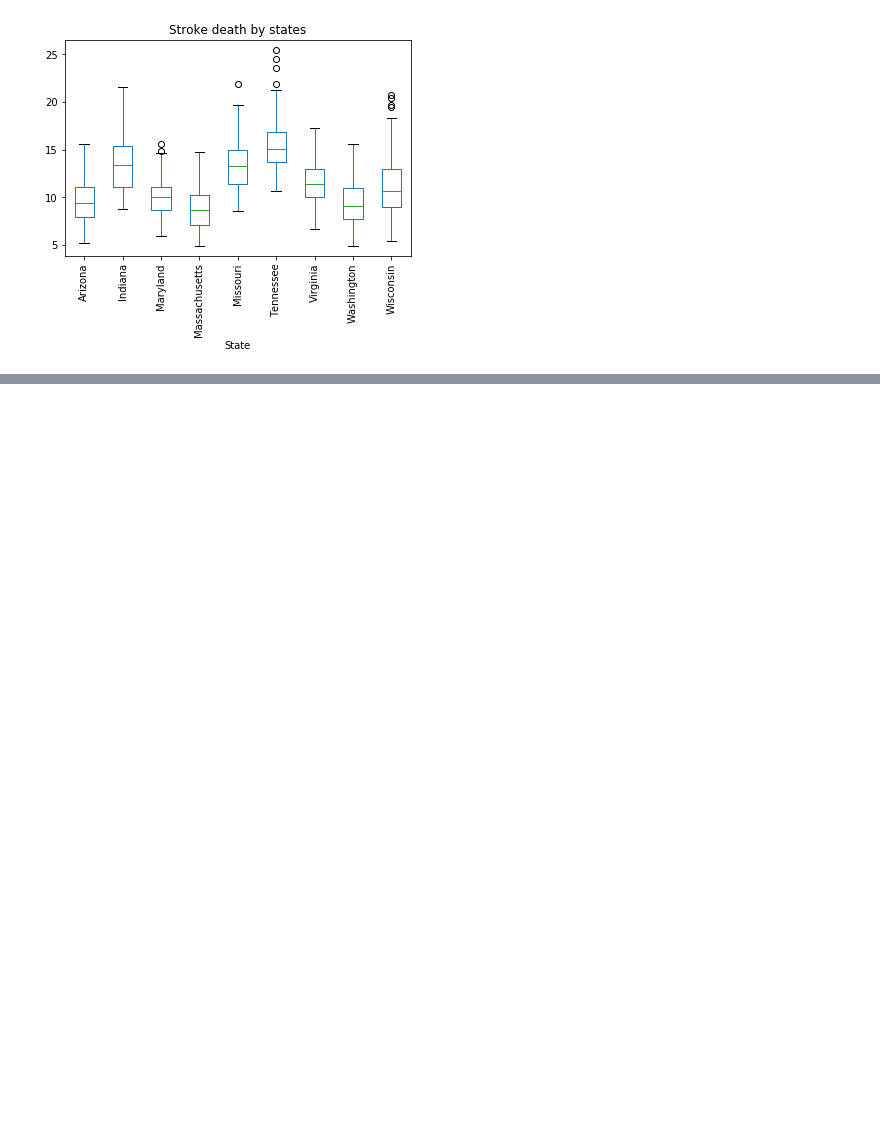
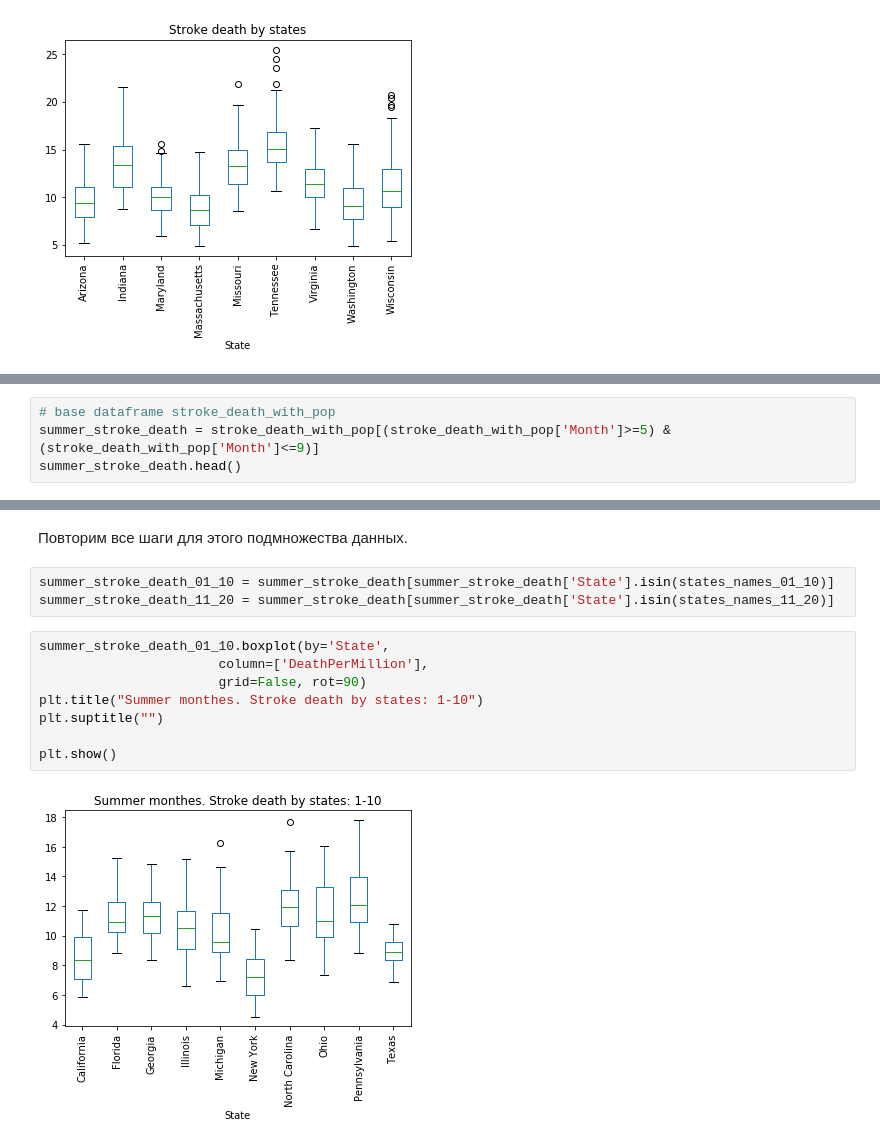
Before and after one commit to vlnik-belyaev/CDC_stat, a Jupyter notebook: CDC_heat_influence/Draft version.ipynb, the cells around one changed output, grey strips where cells are left out. Saved outputs shown, nothing was run; the diff lists cells and outputs as text; blank space fills up the shorter version.

```diff
--- a/CDC_heat_influence/Draft version.ipynb
+++ b/CDC_heat_influence/Draft version.ipynb
@@ -442,0 +445,4 @@ plt.show()
+# %%
+# base dataframe stroke_death_with_pop
+summer_stroke_death = stroke_death_with_pop[(stroke_death_with_pop['Month']>=5) & (stroke_death_with_pop['Month']<=9)]
+summer_stroke_death.head()
@@ -442,0 +456,15 @@ plt.show()
+# %% [markdown]
+Повторим все шаги для этого подмножества данных.
+# %%
+summer_stroke_death_01_10 = summer_stroke_death[summer_stroke_death['State'].isin(states_names_01_10)]
+summer_stroke_death_11_20 = summer_stroke_death[summer_stroke_death['State'].isin(states_names_11_20)]
+# %%
+summer_stroke_death_01_10.boxplot(by='State',
+                       column=['DeathPerMillion'],
+                       grid=False, rot=90)
+plt.title("Summer monthes. Stroke death by states: 1-10")
+plt.suptitle("")
+
+plt.show()
+# %% [output]
+[figure, added]
```
Also changed, not shown: parts of 14 cells of this notebook.
